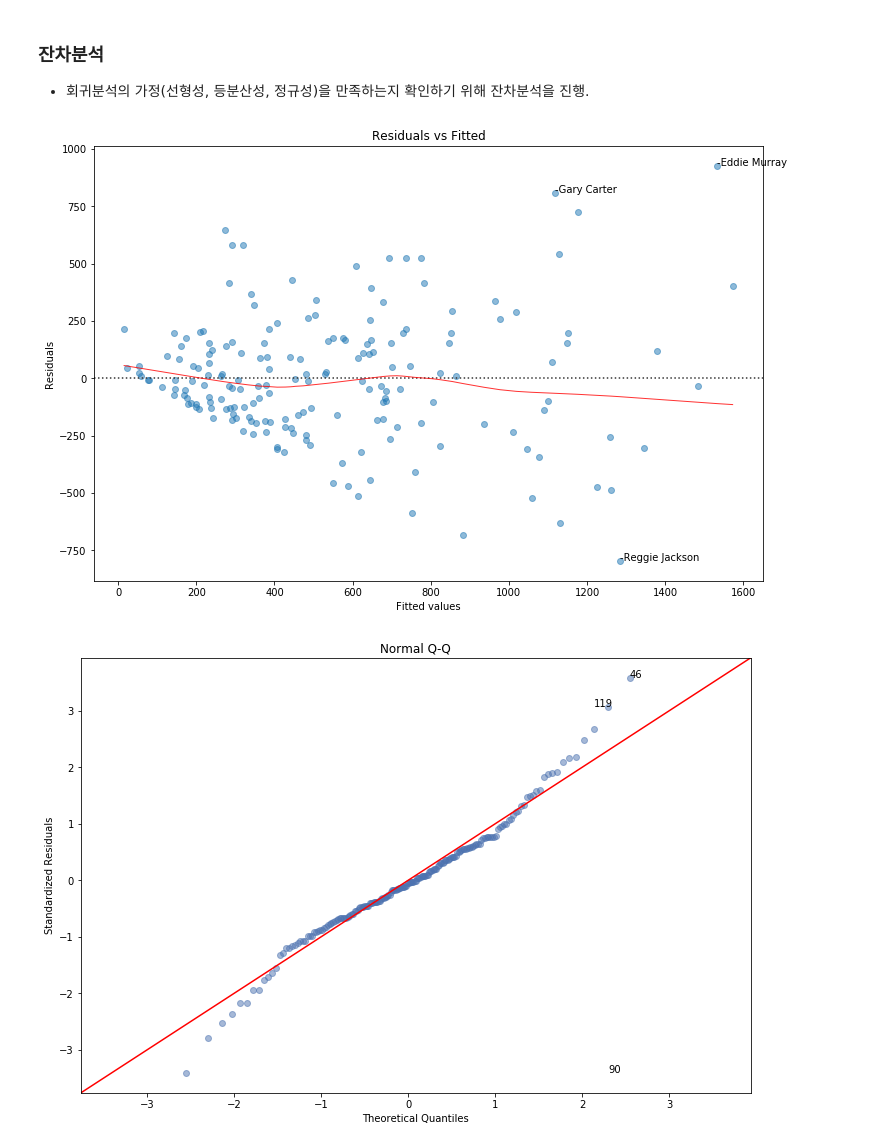
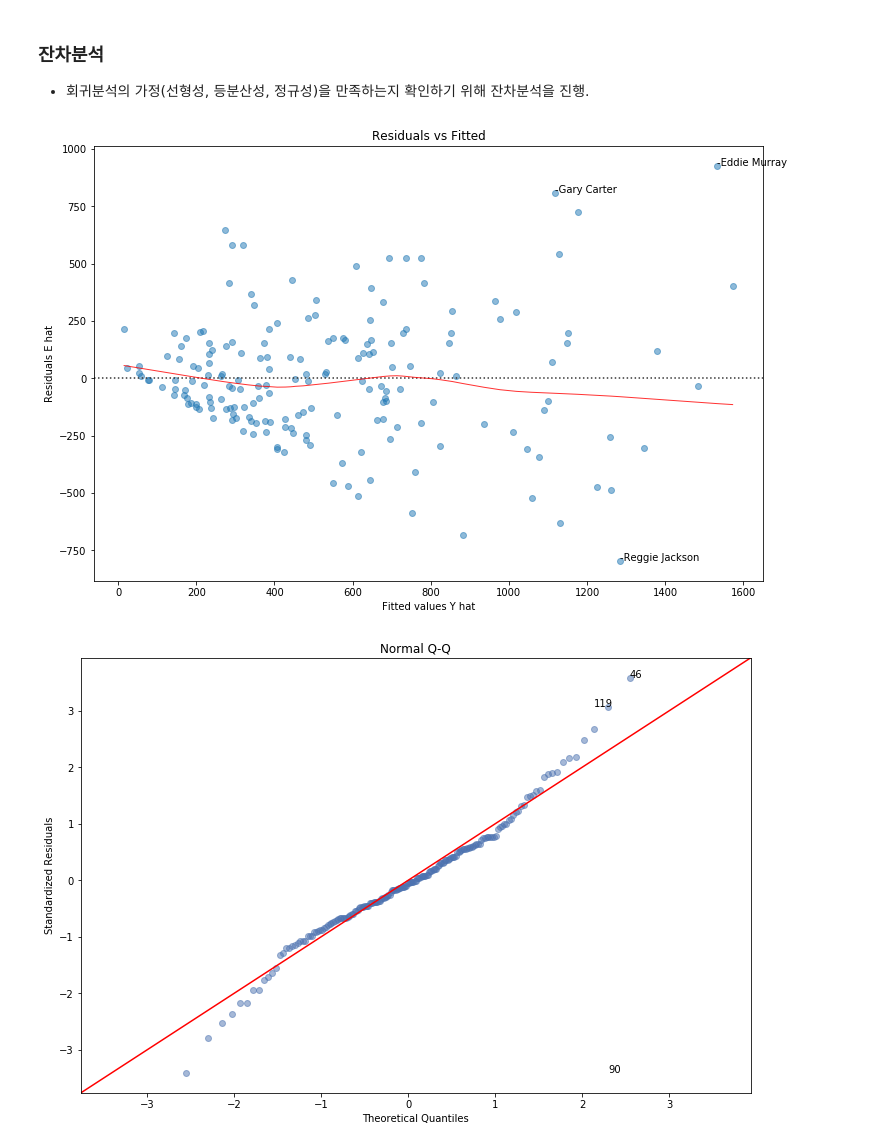
Before and after one commit to ganjiron/ganpython, a Jupyter notebook: jupyter/실습/lab1.ipynb, the cells around one changed output. Drawn from its saved outputs; the diff is of its cells as text; code cells hidden in the pictures.

```diff
--- a/jupyter/실습/lab1.ipynb
+++ b/jupyter/실습/lab1.ipynb
@@ -205,27 +205,27 @@ model_cooks = model_fit.get_influence().cooks_distance[0]
 # %%
 import matplotlib.pyplot as plt
 import seaborn as sns
 plot_lm_1 = plt.figure(1)
 plot_lm_1.set_figheight(8)
 plot_lm_1.set_figwidth(12)
 plot_lm_1.axes[0] = sns.residplot(model_fitted_y, 'Salary', data=train,
                           lowess=True,
                           scatter_kws={'alpha': 0.5},
                           line_kws={'color': 'red', 'lw': 1, 'alpha': 0.8})
 plot_lm_1.axes[0].set_title('Residuals vs Fitted')
-plot_lm_1.axes[0].set_xlabel('Fitted values')
-plot_lm_1.axes[0].set_ylabel('Residuals')
+plot_lm_1.axes[0].set_xlabel('Fitted values Y hat')
+plot_lm_1.axes[0].set_ylabel('Residuals E hat')
 
 # annotations
 abs_resid = model_abs_resid.sort_values(ascending=False)
 abs_resid_top_3 = abs_resid[:3]
 for i in abs_resid_top_3.index:
     plot_lm_1.axes[0].annotate(i,
                                xy=(model_fitted_y[i],
                                    model_residuals[i]));
 plt.show()
 # %% [output]
-[figure, old version]
+[figure, new version]
 # %%
 from statsmodels.graphics.gofplots import ProbPlot
 QQ = ProbPlot(model_norm_residuals)
```
Also changed, not shown: parts of 10 cells of this notebook, 2 other files.
